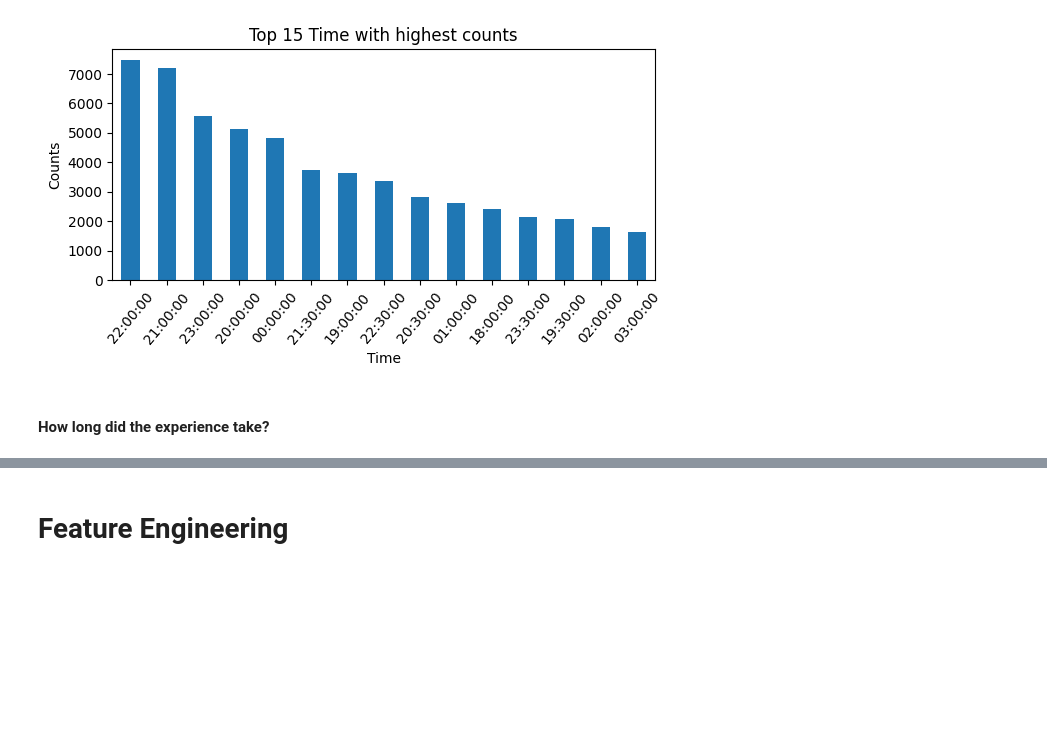
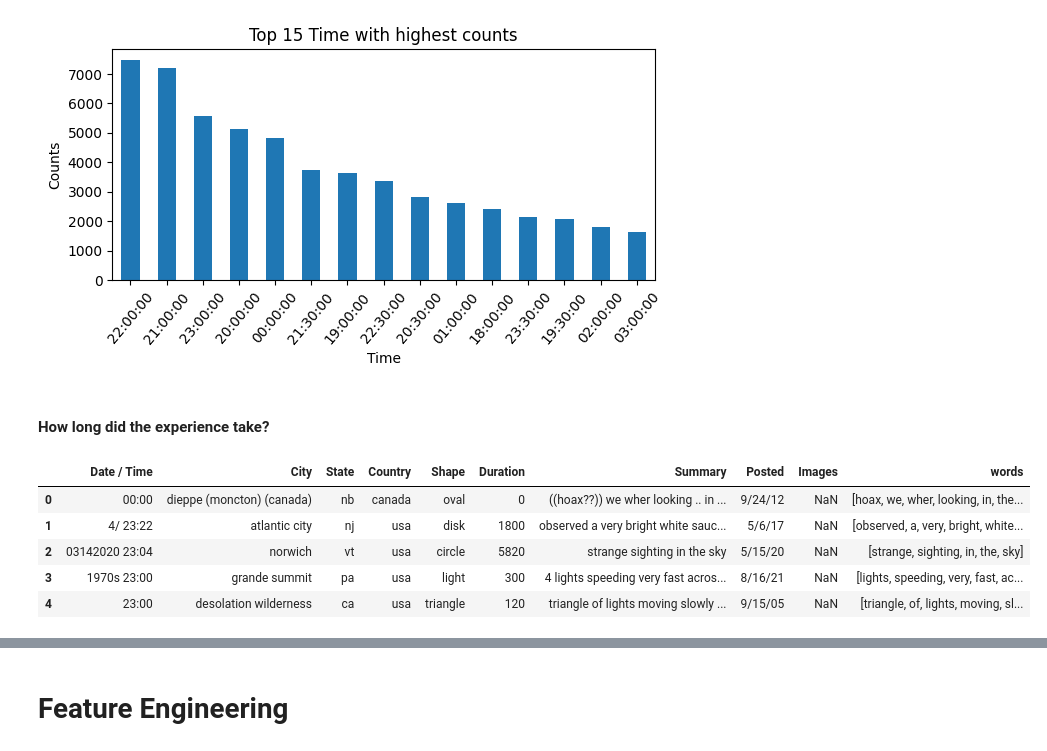
Before and after one commit to ortizfram/UFO-reports-analysis, a Jupyter notebook: UFO-reports.ipynb, the cells around one changed output, grey strips where cells are left out. Saved outputs shown, nothing was run; the diff lists cells and outputs as text; code cells hidden in the pictures; blank space fills up the shorter version.

```diff
--- a/UFO-reports.ipynb
+++ b/UFO-reports.ipynb
@@ -263,20 +263,11 @@ plt.show()
 # %% [markdown]
 #### How long did the experience take?
 # %%
-# sort values
-sorted_duration = df.sort_values(by= 'Duration')
-
-# Count the occurrences of each value in the Duration column
-value_counts = sorted_duration['Duration'].value_counts()
-
-# Create the violin plot
-sns.violinplot(x=value_counts)
-plt.yticks(range(0, value_counts.max()+1, 1))
-
-# Add a title and axis labels
-plt.title("Distribution of UFO Sighting Durations")
-plt.xlabel("Duration (in minutes)")
-plt.ylabel("Count")
-
-# Show the plot
-plt.show()
+df.head()
+# %% [output]
+|  | Date / Time | City | State | Country | Shape | Duration | Summary | Posted | Images | words |
+| 0 | 00:00 | dieppe (moncton) (canada) | nb | canada | oval | 0 | ((hoax??)) we wher looking .. in ... | 9/24/12 | NaN | [hoax, we, wher, looking, in, the... |
+| 1 | 4/ 23:22 | atlantic city | nj | usa | disk | 1800 | observed a very bright white sauc... | 5/6/17 | NaN | [observed, a, very, bright, white... |
+| 2 | 03142020 23:04 | norwich | vt | usa | circle | 5820 | strange sighting in the sky | 5/15/20 | NaN | [strange, sighting, in, the, sky] |
+| 3 | 1970s 23:00 | grande summit | pa | usa | light | 300 | 4 lights speeding very fast acros... | 8/16/21 | NaN | [lights, speeding, very, fast, ac... |
+| 4 | 23:00 | desolation wilderness | ca | usa | triangle | 120 | triangle of lights moving slowly ... | 9/15/05 | NaN | [triangle, of, lights, moving, sl... |
```
Also changed, not shown: parts of 1 cell of this notebook.
